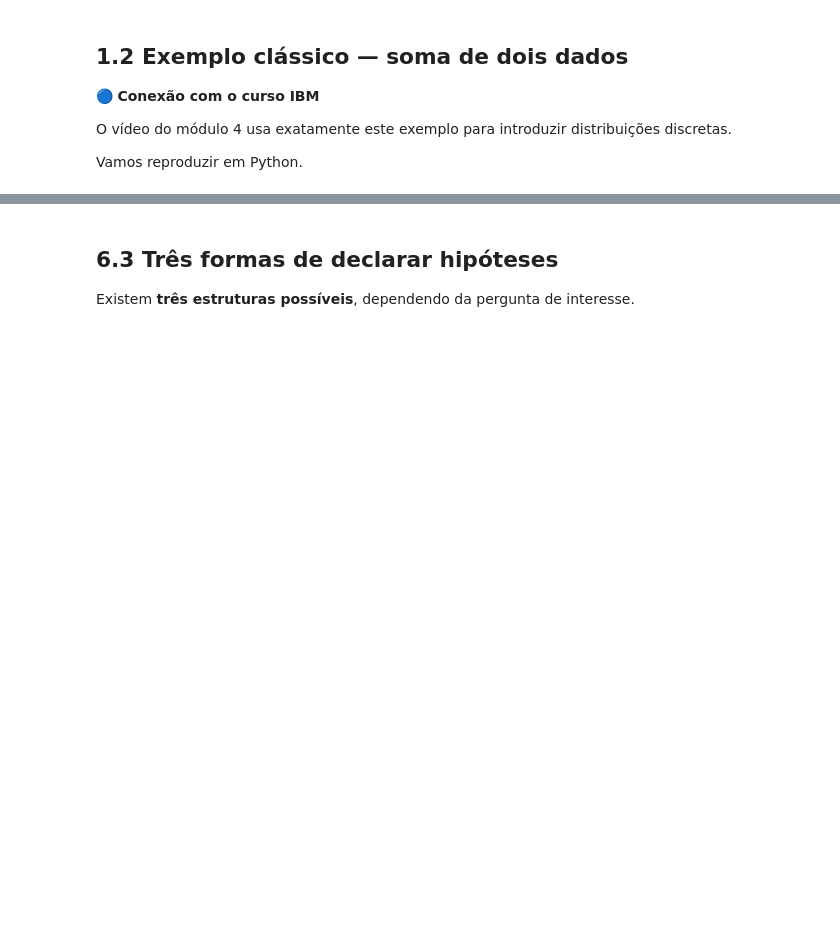
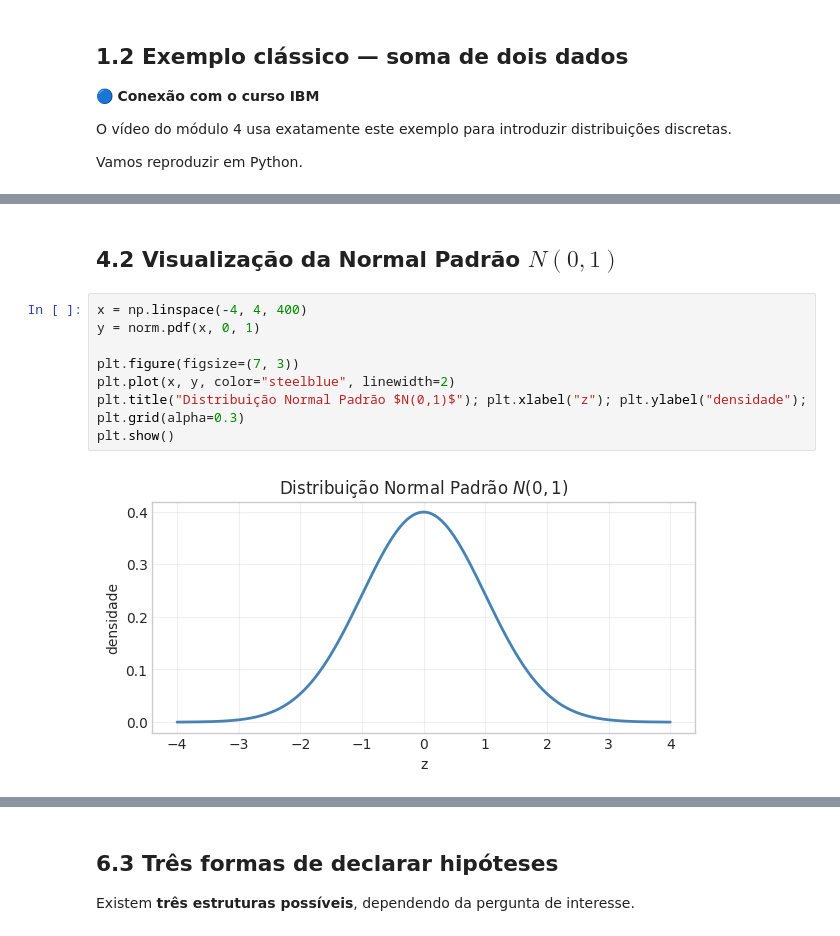
Before and after one commit to IncomeView/IBM_statistics, a Jupyter notebook: notebooks/copilot/4_probabilityDistributions.ipynb, the cells around one changed output, grey strips where cells are left out. Saved outputs shown, nothing was run; the diff lists cells and outputs as text; blank space fills up the shorter version.

```diff
--- a/notebooks/copilot/4_probabilityDistributions.ipynb
+++ b/notebooks/copilot/4_probabilityDistributions.ipynb
@@ -324,0 +418,12 @@ A simulação Monte Carlo confirma essa estrutura.
+# %% [markdown]
+## 4.2 Visualização da Normal Padrão $N(0,1)$
+# %%
+x = np.linspace(-4, 4, 400)
+y = norm.pdf(x, 0, 1)
+
+plt.figure(figsize=(7, 3))
+plt.plot(x, y, color="steelblue", linewidth=2)
+plt.title("Distribuição Normal Padrão $N(0,1)$"); plt.xlabel("z"); plt.ylabel("densidade"); plt.grid(alpha=0.3)
+plt.show()
+# %% [output]
+[figure, added]
```
Also changed, not shown: parts of 134 cells of this notebook, 2 other files.
